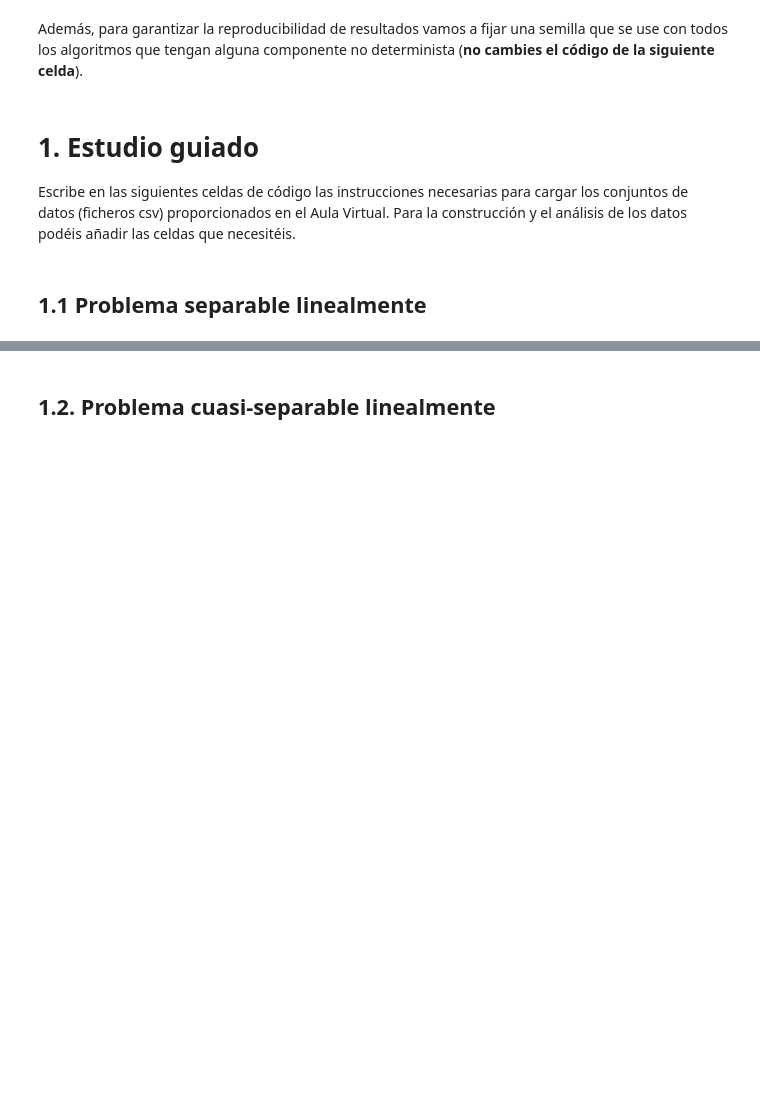
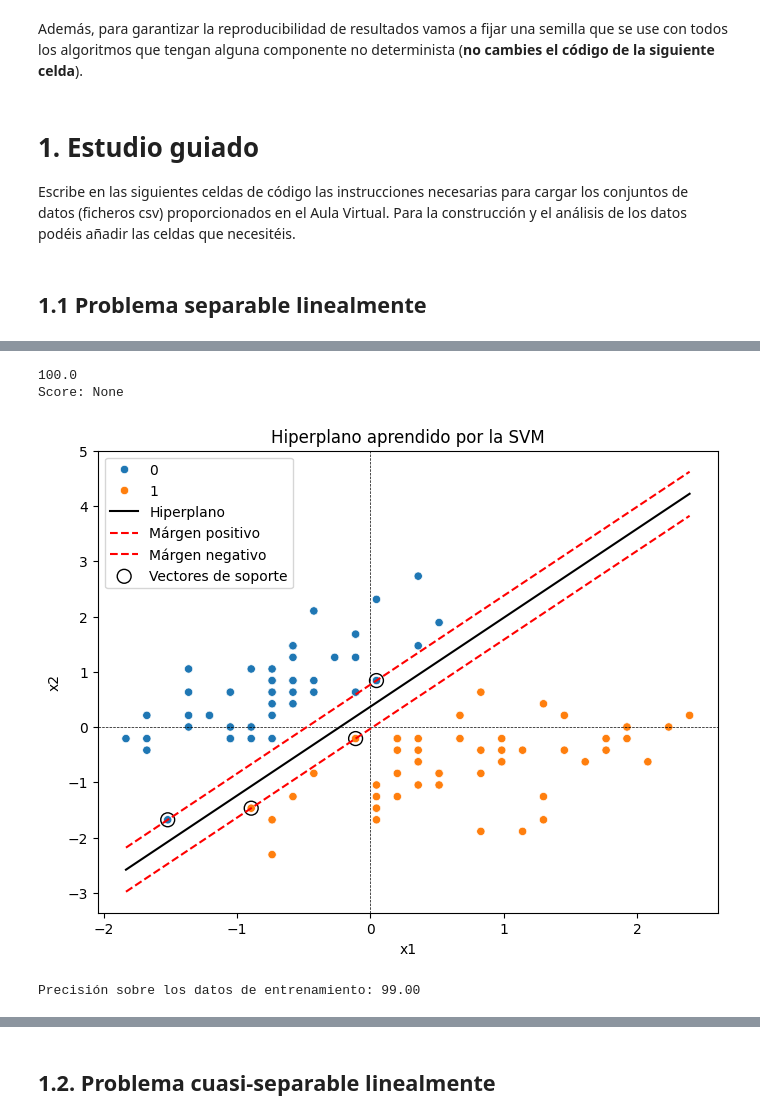
Before and after one commit to mateofra/AAS, a Jupyter notebook: Prácticas/Practica_2/P2.ipynb, the cells around one changed output, grey strips where cells are left out. Drawn from its saved outputs; the diff is of its cells as text; code cells hidden in the pictures; blank space fills up the shorter version.

```diff
--- a/Prácticas/Practica_2/P2.ipynb
+++ b/Prácticas/Practica_2/P2.ipynb
@@ -43,0 +90,46 @@ dataset_1 = pd.read_csv("dataset_1.csv")
+# %%
+def plot_svm(data,svm):
+    print(f"Score: {print(svm.score(X,y)*100)}")
+    w = svm.coef_[0]
+    b = svm.intercept_[0]
+
+    x_vals = np.linspace(min(data['x1']), max(data['x1']), 100)
+    y_hiperplano = -(w[0] / w[1]) * x_vals - b / w[1]
+
+
+    plt.figure(figsize=(8, 6))
+
+    sns.scatterplot(data = data,x='x1', y='x2', hue='y')
+    plt.axhline(0,color='black',linewidth=0.5,linestyle='--')
+    plt.axvline(0,color='black',linewidth=0.5,linestyle='--')
+
+    plt.plot(x_vals, y_hiperplano, "k-", label="Hiperplano")
+    plt.plot(x_vals, y_hiperplano + 1 / w[1], "r--", label="Márgen positivo")
+    plt.plot(x_vals, y_hiperplano - 1 / w[1], "r--", label="Márgen negativo")
+
+    plt.scatter(
+        svm.support_vectors_[:, 0],
+        svm.support_vectors_[:, 1],
+        s=100,
+        facecolors="none",
+        edgecolors="k",
+        label="Vectores de soporte"
+    )
+    plt.title("Hiperplano aprendido por la SVM")
+    plt.legend()
+    plt.show()
+# %%
+plot_svm(dataset_1, svm)
+# %% [output]
+100.0
+Score: None
+[figure, added]
+# %%
+svm_1 = SVC(kernel='linear', C=1, random_state=SEMILLA)
+svm_1.fit(X, y)
+
+y_pred = svm_1.predict(X)
+accuracy = accuracy_score(y, y_pred)
+print(f'Precisión sobre los datos de entrenamiento: {accuracy * 100:.2f}')
+# %% [output]
+Precisión sobre los datos de entrenamiento: 99.00
```
Also changed, not shown: parts of 26 cells of this notebook, 1 other file.
